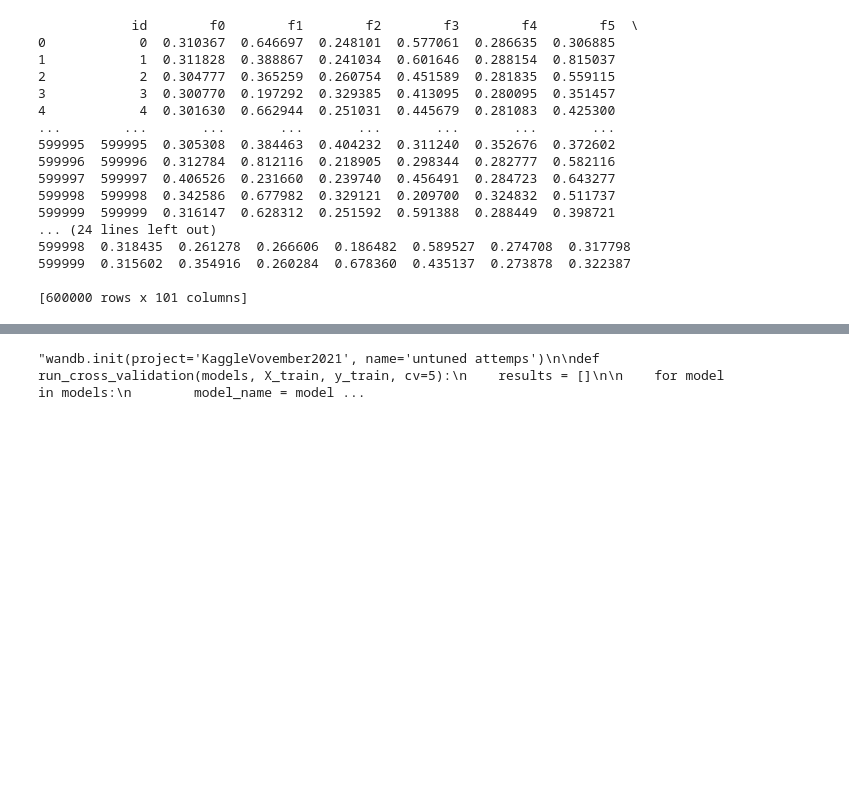
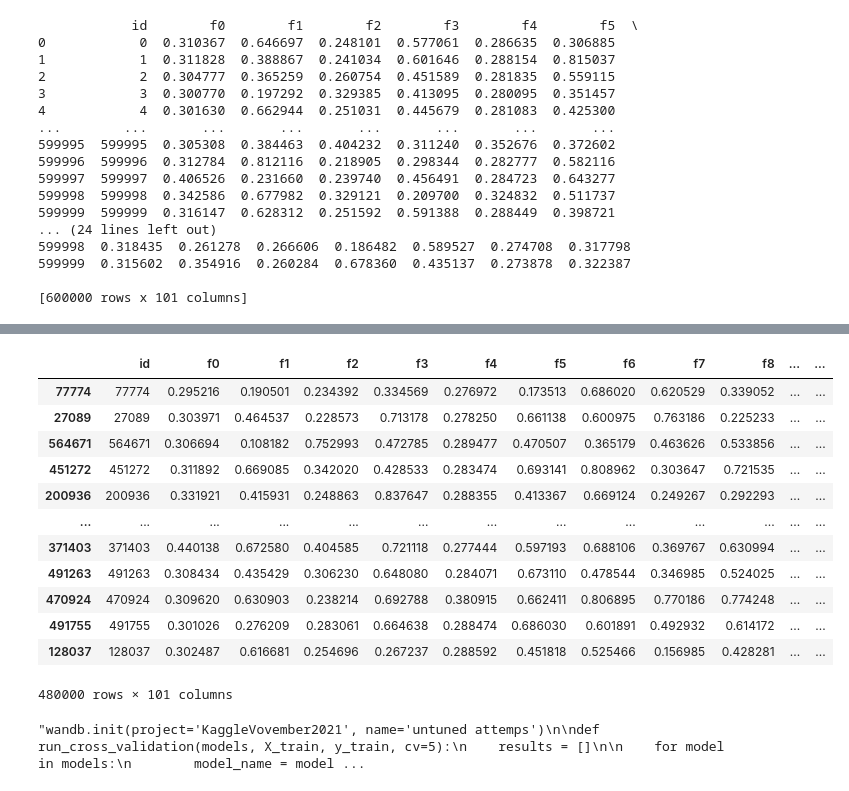
Before and after one commit to AlexisN2002/BProject, a Jupyter notebook: november2021.ipynb, the cells around one changed output, grey strips where cells are left out. Saved outputs shown, nothing was run; the diff lists cells and outputs as text; code cells hidden in the pictures; blank space fills up the shorter version.

```diff
--- a/november2021.ipynb
+++ b/november2021.ipynb
@@ -264,3 +288,26 @@ y_val = y_train.iloc[random_indices]'''
+# %%
+'''from sklearn.model_selection import train_test_split
+from sklearn.preprocessing import StandardScaler
+
+# Split your original training data into training and validation sets
+X_train_sig, X_val, y_train, y_val = train_test_split(X_train, y_train, test_size=0.2, random_state=1)
+
+# Create a StandardScaler instance for feature scaling
+scaler = StandardScaler()
+
+# Fit the scaler on the training data (X_train) only
+scaler.fit(X_train_sig)
+
+# Define a list of desired subset sizes (e.g., 10%, 20%, 30%, etc.)
+subset_sizes = [0.1, 0.075, 0.05]
+
+# Create and preprocess subsets
+for subset_size in subset_sizes:
+    # Split the training data into a new subset
+    X_subset, _, y_subset, _ = train_test_split(X_train_sig, y_train, test_size=1 - subset_size, random_state=1)
+
+    # Scale the features in the subset using the previously fitted scaler
+    X_subset = scaler.transform(X_subset)'''
 # %%
 print(X_subset)
 print(y_subset)
@@ -305,3 +352,19 @@ print(X_backup)
+# %%
+X_train_sig
+# %% [output]
+|  | id | f0 | f1 | f2 | f3 | f4 | f5 | f6 | f7 | f8 | ... | ... |
+| 77774 | 77774 | 0.295216 | 0.190501 | 0.234392 | 0.334569 | 0.276972 | 0.173513 | 0.686020 | 0.620529 | 0.339052 | ... | ... |
+| 27089 | 27089 | 0.303971 | 0.464537 | 0.228573 | 0.713178 | 0.278250 | 0.661138 | 0.600975 | 0.763186 | 0.225233 | ... | ... |
+| 564671 | 564671 | 0.306694 | 0.108182 | 0.752993 | 0.472785 | 0.289477 | 0.470507 | 0.365179 | 0.463626 | 0.533856 | ... | ... |
+| 451272 | 451272 | 0.311892 | 0.669085 | 0.342020 | 0.428533 | 0.283474 | 0.693141 | 0.808962 | 0.303647 | 0.721535 | ... | ... |
+| 200936 | 200936 | 0.331921 | 0.415931 | 0.248863 | 0.837647 | 0.288355 | 0.413367 | 0.669124 | 0.249267 | 0.292293 | ... | ... |
+| ... | ... | ... | ... | ... | ... | ... | ... | ... | ... | ... | ... | ... |
+| 371403 | 371403 | 0.440138 | 0.672580 | 0.404585 | 0.721118 | 0.277444 | 0.597193 | 0.688106 | 0.369767 | 0.630994 | ... | ... |
+| 491263 | 491263 | 0.308434 | 0.435429 | 0.306230 | 0.648080 | 0.284071 | 0.673110 | 0.478544 | 0.346985 | 0.524025 | ... | ... |
+| 470924 | 470924 | 0.309620 | 0.630903 | 0.238214 | 0.692788 | 0.380915 | 0.662411 | 0.806895 | 0.770186 | 0.774248 | ... | ... |
+| 491755 | 491755 | 0.301026 | 0.276209 | 0.283061 | 0.664638 | 0.288474 | 0.686030 | 0.601891 | 0.492932 | 0.614172 | ... | ... |
+| 128037 | 128037 | 0.302487 | 0.616681 | 0.254696 | 0.267237 | 0.288592 | 0.451818 | 0.525466 | 0.156985 | 0.428281 | ... | ... |
+480000 rows × 101 columns
 # %%
 from sklearn.model_selection import cross_val_score
 from sklearn.naive_bayes import GaussianNB
```
Also changed, not shown: parts of 7 cells of this notebook.
